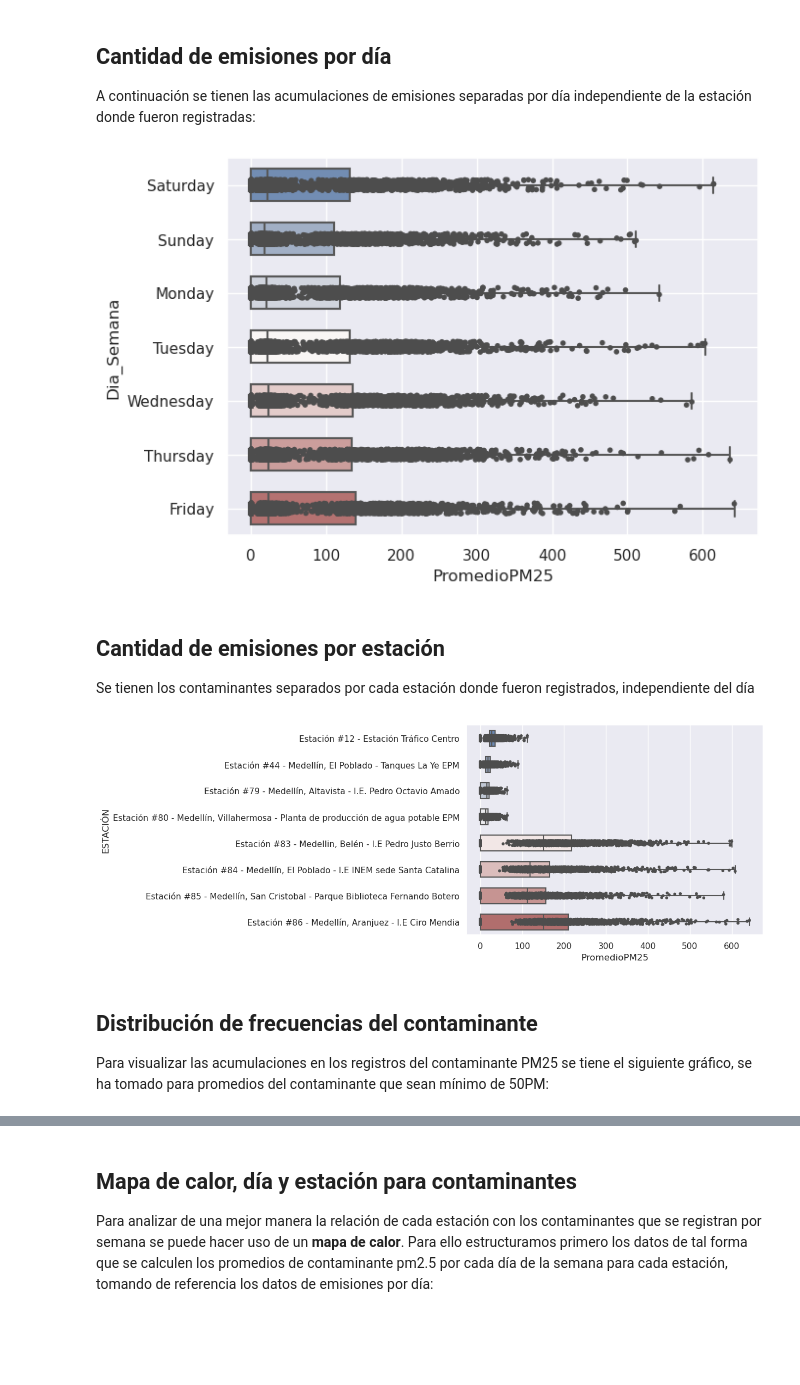
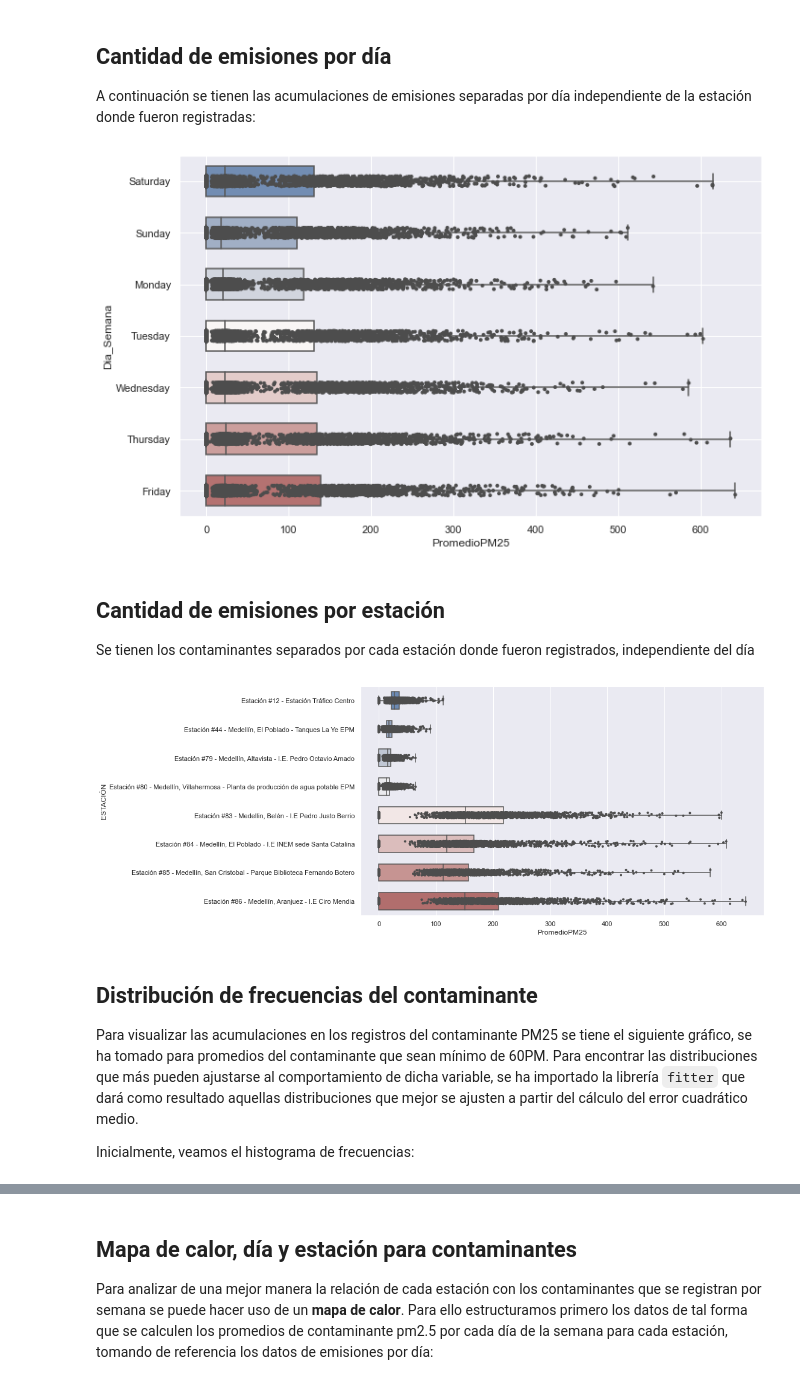
Before and after one commit to LeoUribC/CITRA_DataScience, a Jupyter notebook: CITRA_PM25/ConsolidadoEstaciones.ipynb, the cells around one changed output, grey strips where cells are left out. Drawn from its saved outputs; the diff is of its cells as text; code cells hidden in the pictures; blank space fills up the shorter version.

```diff
--- a/CITRA_PM25/ConsolidadoEstaciones.ipynb
+++ b/CITRA_PM25/ConsolidadoEstaciones.ipynb
@@ -148,18 +145,18 @@ A continuación se tienen las acumulaciones de emisiones separadas por día inde
 # %%
 sns.set_theme(style="dark")
 
 sns.boxplot(x="PromedioPM25", y="Dia_Semana", data=averageDataDf,
             whis=[0, 100], width=.6, palette="vlag")
 
 sns.stripplot(x="PromedioPM25", y="Dia_Semana", data=averageDataDf,
               size=4, color=".3", linewidth=0)
 
-sns.set(rc={'figure.figsize':(7, 5)}); plt.grid(); plt.show()
+sns.set(rc={'figure.figsize':(12, 7)}); plt.grid(); plt.show()
 
 # para guardar el plot
 #plt.savefig('promedioEmisionesDia.png', dpi=300)
 # %% [output]
-[figure, old version]
+[figure, new version]
 # %% [markdown]
 ## **Cantidad de emisiones por estación**
 
@@ -176,8 +173,10 @@ sns.set(rc={'figure.figsize':(11.7,8.27)})
 # para guardar el plot
 #plt.savefig('promedioEmisionesEstaciones.png', bbox_inches="tight", dpi=300)
 # %% [output]
-[figure, old version]
+[figure, new version]
 # %% [markdown]
 ## **Distribución de frecuencias del contaminante**
 
-Para visualizar las acumulaciones en los registros del contaminante PM25 se tiene el siguiente gráfico, se ha tomado para promedios del contaminante que sean mínimo de 50PM:
+Para visualizar las acumulaciones en los registros del contaminante PM25 se tiene el siguiente gráfico, se ha tomado para promedios del contaminante que sean mínimo de 60PM. Para encontrar las distribuciones que más pueden ajustarse al comportamiento de dicha variable, se ha importado la librería `fitter` que dará como resultado aquellas distribuciones que mejor se ajusten a partir del cálculo del error cuadrático medio.
+
+Inicialmente, veamos el histograma de frecuencias:
```
Also changed, not shown: parts of 10 cells of this notebook, 1 other file.
